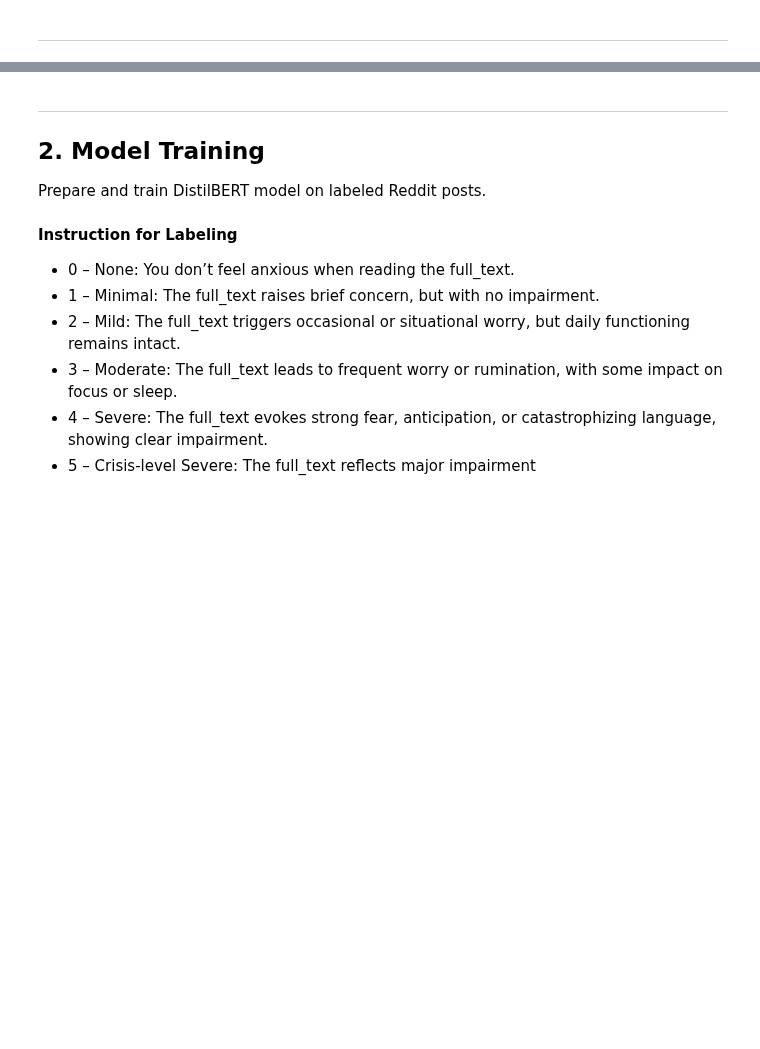
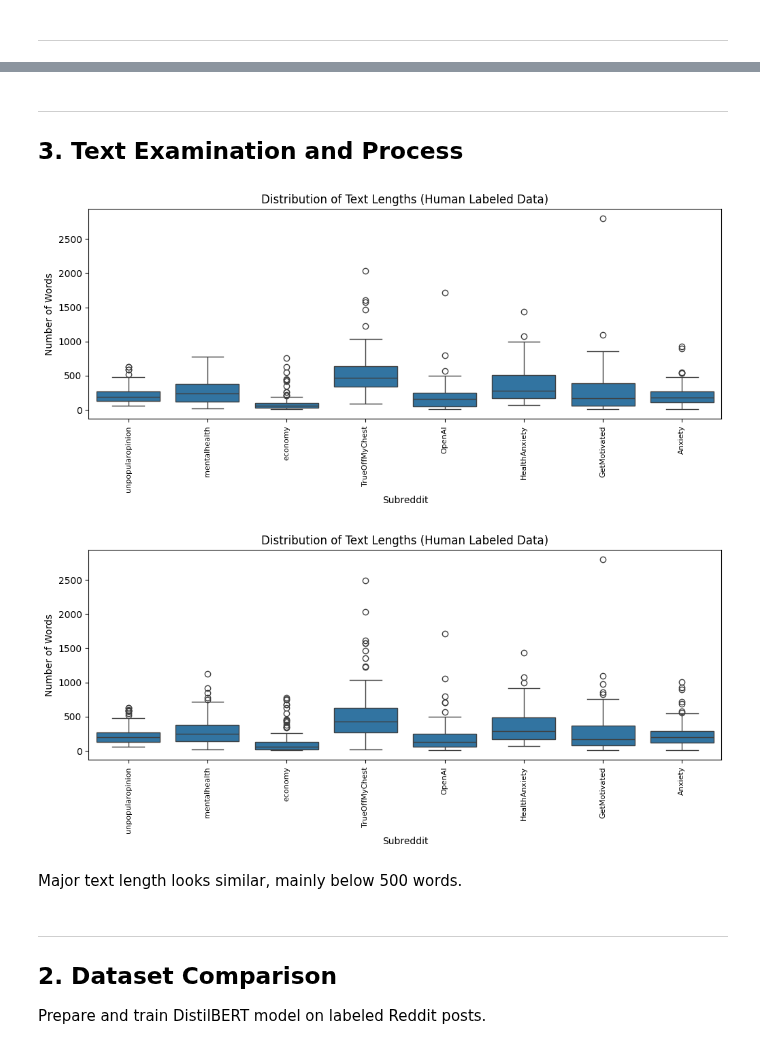
Before and after one commit to shutinghe3601/milestone2, a Jupyter notebook: notebooks/06_text_classification_byDistilBERT.ipynb, the cells around one changed output, grey strips where cells are left out. Drawn from its saved outputs; the diff is of its cells as text; code cells hidden in the pictures; blank space fills up the shorter version.

```diff
--- a/notebooks/06_text_classification_byDistilBERT.ipynb
+++ b/notebooks/06_text_classification_byDistilBERT.ipynb
@@ -46,7 +74,7 @@ import numpy as np
 # %%
-raw_data = pd.read_csv('../data/processed/reddit_submission.csv')
-raw_data.dropna(subset=['selftext'], inplace=True)
-raw_data['full_text'] = raw_data['title'] + ' ' + raw_data['selftext']
-print(raw_data.info())
-raw_data.head()
+human_label = pd.read_csv('../data/processed/sample_human_labels.csv')
+human_label = human_label[['subreddit','text_all', 'anxiety_level']] #subreddit, column need to be tokenized and target
+display(human_label.info())
+display(human_label['subreddit'].value_counts())
+human_label.head(2)
 # %% [output]
@@ -53,0 +105,10 @@ FileNotFoundError: [Errno 2] No such file or directory: '../data/processed/reddi
+# %%
+ai_label = pd.read_csv('../data/processed/simple_ai_labels.csv')
+ai_label['anxiety_level'] = np.where(ai_label['ai_severity']>=3, 1,0)
+
+raw_data = pd.read_parquet('../data/processed/reddit_anxiety_v1.parquet')
+ai_label = ai_label.merge(raw_data[['post_id', 'text_all']], on='post_id', how='left')
+ai_label = ai_label[['subreddit','text_all', 'anxiety_level']] # subreddit, column need to be tokenized and target
+display(ai_label.info())
+display(ai_label['subreddit'].value_counts())
+ai_label.head(2)
@@ -54,6 +199,18 @@ FileNotFoundError: [Errno 2] No such file or directory: '../data/processed/reddi
+# %% [markdown]
+---
+
+## **3. Text Examination and Process**
+# %%
+examine_text(human_label, 'text_all')
+examine_text(ai_label, 'text_all')
+# %% [output]
+[figure, added]
+[figure, added]
+# %% [markdown]
+Major text length looks similar, mainly below 500 words.
 # %% [markdown]
 ---
 
-## **2. Model Training**
+## **2. Dataset Comparison**
 
 Prepare and train DistilBERT model on labeled Reddit posts.
@@ -87,8 +216,0 @@ Prepare and train DistilBERT model on labeled Reddit posts.
-# %% [markdown]
-**Instruction for Labeling**
-- 0 – None: You don’t feel anxious when reading the full_text.
-- 1 – Minimal: The full_text raises brief concern, but with no impairment.
-- 2 – Mild: The full_text triggers occasional or situational worry, but daily functioning remains intact.
-- 3 – Moderate: The full_text leads to frequent worry or rumination, with some impact on focus or sleep.
-- 4 – Severe: The full_text evokes strong fear, anticipation, or catastrophizing language, showing clear impairment.
-- 5 – Crisis-level Severe: The full_text reflects major impairment
```
Also changed, not shown: parts of 18 cells of this notebook.
